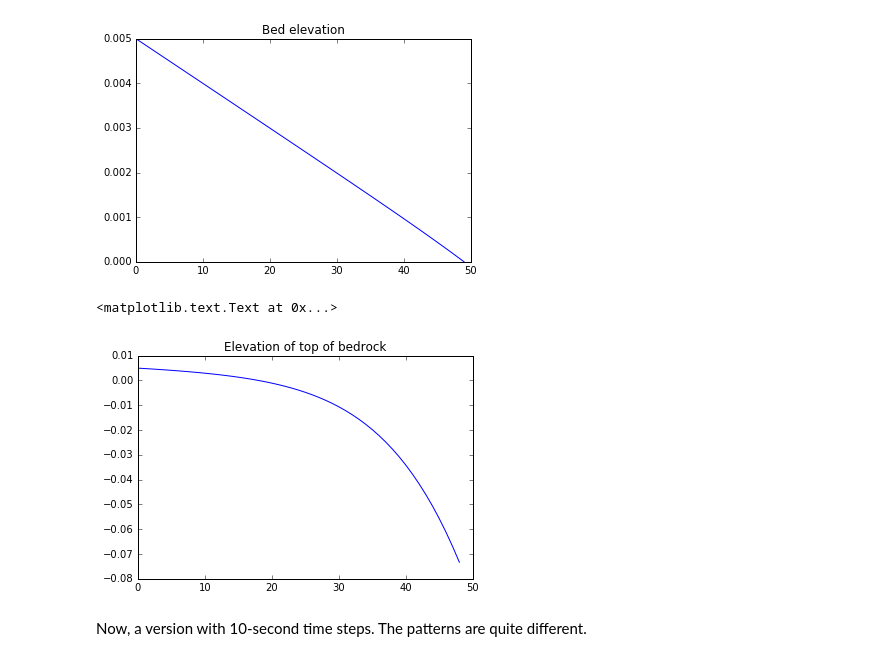
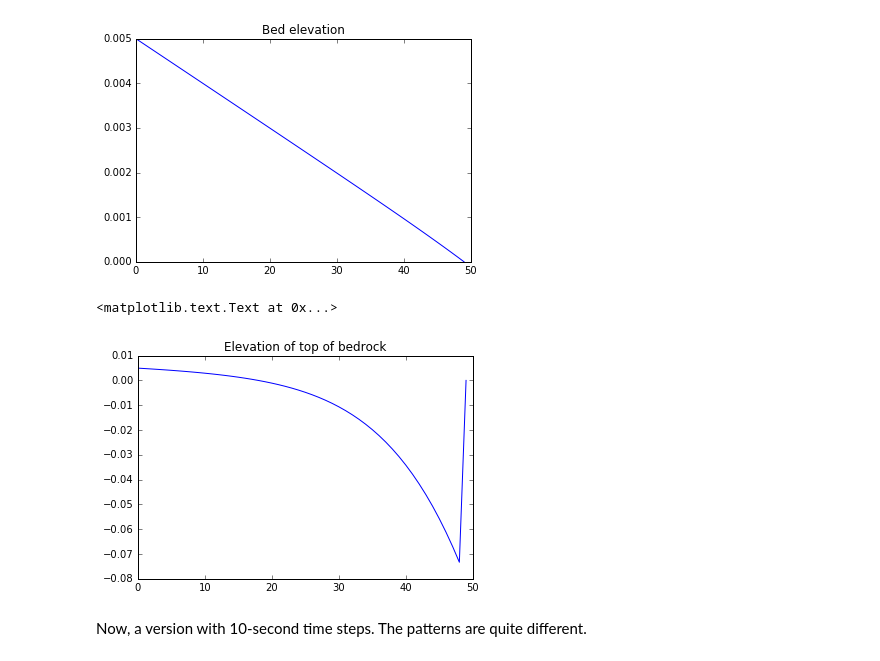
Before and after one commit to gregtucker/fluvial_erosion_theory, a Jupyter notebook: numerical_space_model_1d_timeloop.ipynb, the cells around one changed output. Drawn from its saved outputs; the diff is of its cells as text; code cells hidden in the pictures.

```diff
--- a/numerical_space_model_1d_timeloop.ipynb
+++ b/numerical_space_model_1d_timeloop.ipynb
@@ -98,11 +96,11 @@ plt.title('Bed elevation')
 <matplotlib.text.Text at 0x...>
 [figure]
 # %%
-plt.plot(R[:-1])
+plt.plot(R)
 plt.title('Elevation of top of bedrock')
 # %% [output]
 <matplotlib.text.Text at 0x...>
-[figure, old version]
+[figure, new version]
 # %% [markdown]
 Now, a version with 10-second time steps. The patterns are quite different.
 # %%
```
Also changed, not shown: parts of 9 cells of this notebook.
